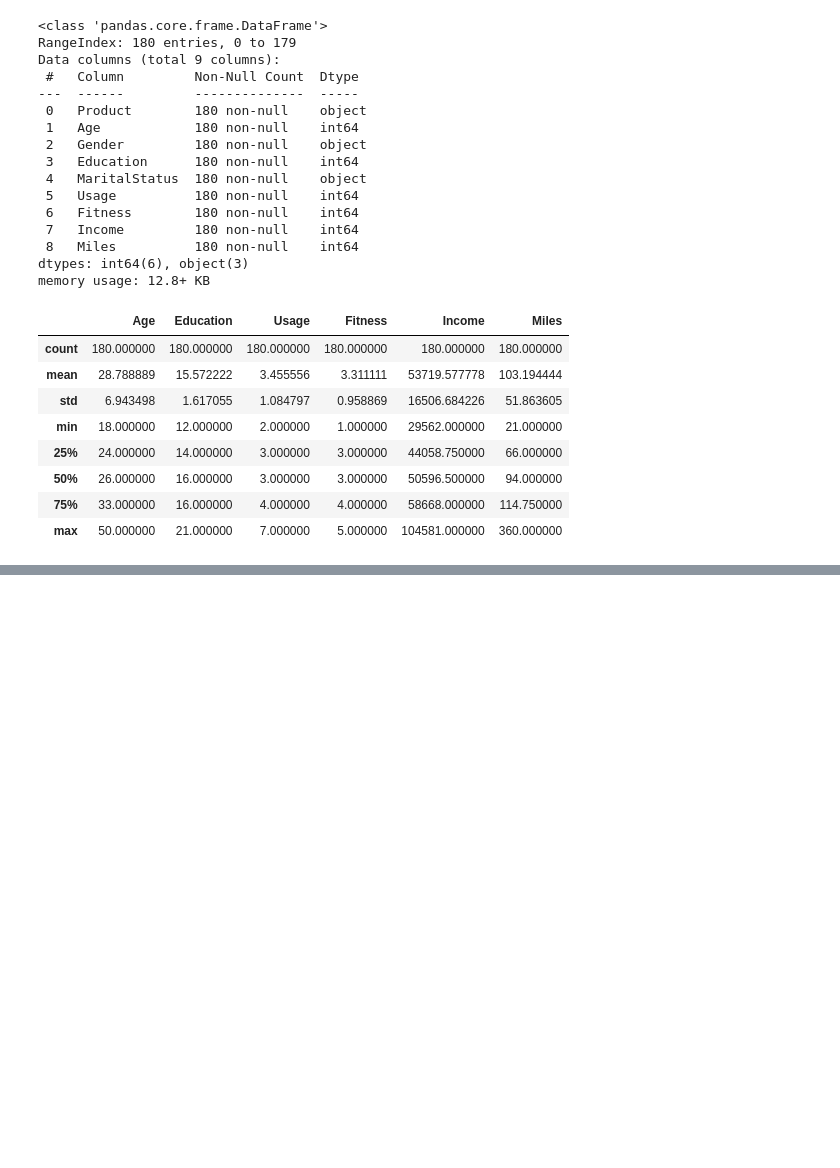
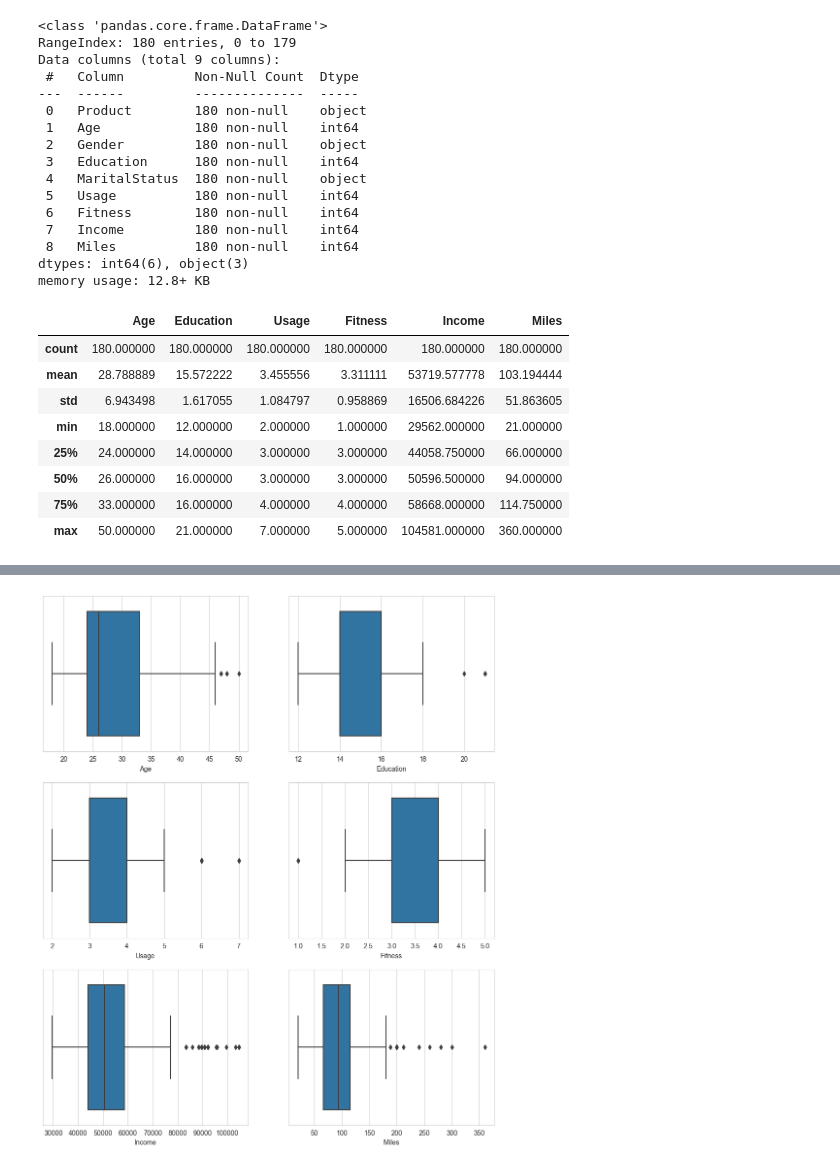
Before and after one commit to Rhy-Shah/AerofitCS-S, a Jupyter notebook: AerofitEDA.ipynb, the cells around one changed output, grey strips where cells are left out. Drawn from its saved outputs; the diff is of its cells as text; code cells hidden in the pictures; blank space fills up the shorter version.

```diff
--- a/AerofitEDA.ipynb
+++ b/AerofitEDA.ipynb
@@ -80,0 +190,13 @@ df.describe()
+# %%
+fig, axis = plt.subplots(nrows=3, ncols=2, figsize=(12, 10))
+fig.subplots_adjust(top=1.2)
+
+sns.boxplot(data=df, x="Age", orient='h', ax=axis[0,0])
+sns.boxplot(data=df, x="Education", orient='h', ax=axis[0,1])
+sns.boxplot(data=df, x="Usage", orient='h', ax=axis[1,0])
+sns.boxplot(data=df, x="Fitness", orient='h', ax=axis[1,1])
+sns.boxplot(data=df, x="Income", orient='h', ax=axis[2,0])
+sns.boxplot(data=df, x="Miles", orient='h', ax=axis[2,1])
+plt.show()
+# %% [output]
+[figure, added]
```
Also changed, not shown: parts of 35 cells of this notebook.
